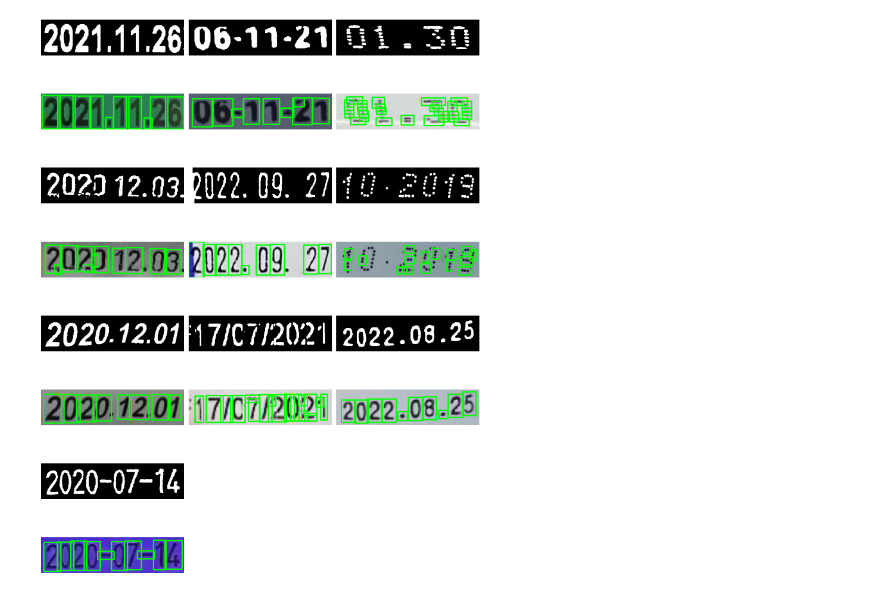
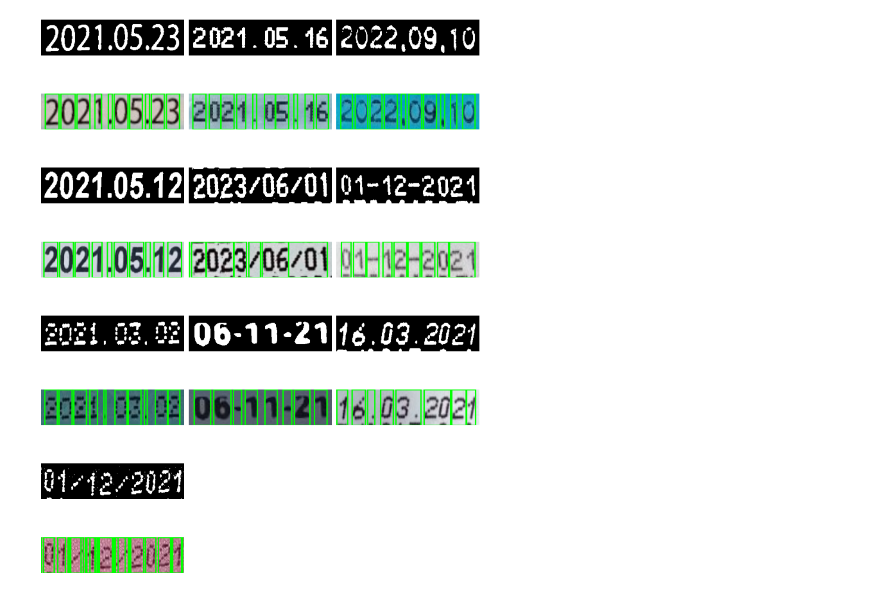
Before and after one commit to robert-wl/expiration-date-recognition, a Jupyter notebook: character-segmentation-1.ipynb, the cells around one changed output. Cells and saved outputs as stored; diff of their text form; code cells hidden in the pictures.

```diff
--- a/character-segmentation-1.ipynb
+++ b/character-segmentation-1.ipynb
@@ -88,24 +54,58 @@ def segment_image(image, original_image=None, image_name='', type='write'):
+# %%
+def segmentate(vertical_pixel_count: list):
+    x_positions = []
+    current_x = 0
+    is_character = False
+    for index, count in enumerate(vertical_pixel_count):
+        if count == 0:
+            if is_character:
+                x_positions.append((current_x, index))
+                is_character = False
+            current_x = index
+        else:
+            is_character = True
+
+    return x_positions
+
+def segment_image(image, original_image=None, image_name='', type='write'):
+    vertical_pixel_count = np.sum(image == 255, axis=0)
+
+    positions = segmentate(vertical_pixel_count)
+
+    for idx, (xStart, xEnd) in enumerate(positions):
+        if type == 'write':
+            character = pytesseract.image_to_string(image[:, xStart:xEnd], config='--psm 10 -c tessedit_char_whitelist=0123456789').strip()
+
+            if character == '' or character == ' ' or character == None or len(character) > 1:
+                continue
+
+            name = f'{character.strip()}-{image_name.split(".")[0]}-{idx}.png'
+
+            cv2.imwrite(f'./characters-2/{name}', image[:, xStart:xEnd])
+        elif type == 'label':
+            cv2.rectangle(original_image, (xStart, 0), (xEnd, TARGET_HEIGHT), (0, 255, 0), 2)
+
+    return original_image
 # %%
-
 images = os.listdir(DATASET_PATH)
 
-random.shuffle(images)
+image_count = len(images)
 
 image_data = []
 for image_name in images[:10]:
     image_path = os.path.join(DATASET_PATH, image_name)
 
     original_image = cv2.imread(image_path)
 
     image, original_image = preprocess_image(original_image)
 
     labeled_image = segment_image(image, original_image, image_name, type='label')
 
     image_data.append((image, labeled_image))
 
 show_images(image_data)
 # %% [output]
-[figure, old version]
+[figure, new version]
 # %%
 images = os.listdir(DATASET_PATH)
 
```
Also changed, not shown: parts of 2 cells of this notebook, 6 other files.
